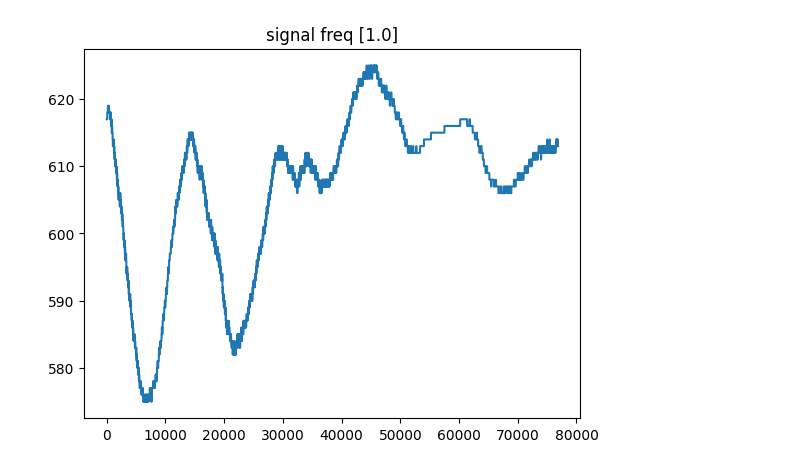
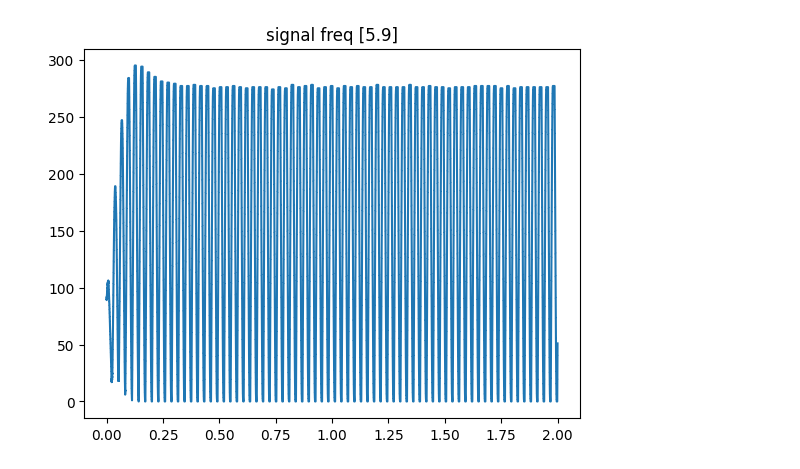
Before and after one commit to yakir4123/SNN-SCTN, a Jupyter notebook: notebooks/resonator_test_sine.ipynb, the cells around one changed output. Cells and saved outputs as stored; diff of their text form; code cells hidden in the pictures.

```diff
--- a/notebooks/resonator_test_sine.ipynb
+++ b/notebooks/resonator_test_sine.ipynb
@@ -66,13 +71,11 @@ custom_resonator_output_spikes(freq0='3.197', clk_freq=35330, step=1/35330)
 # %%
-def plot_resonator_on_freq(signal_freq, steps, clk_freq=3072000, resonator_freq='200', duration=2, show=True, weights=None):
-    # my_resonator = create_excitatory_resonator(freq0=100, clk_freq=1536000)
+def plot_resonator_on_freq(signal_freq, clk_freq, resonator_freq, duration=2, show=True, weights=None, neurons_log_spikes=None):
     my_resonator = create_excitatory_inhibitory_resonator(freq0=resonator_freq, clk_freq=clk_freq)
-    steps *= clk_freq
-    steps = int(steps)
+    steps = clk_freq
 
-    my_resonator.log_out_spikes(-1)
-    spikes_neuron = my_resonator.neurons[-1]
-    spikes_neuron.membrane_sample_max_window = np.zeros(1).astype('float32')
+    neurons_log_spikes = neurons_log_spikes or []
+    for i in neurons_log_spikes:
+        my_resonator.log_out_spikes(i)
 
     spectrum = duration * float(resonator_freq)
     if type(signal_freq) is not list:
@@ -87,27 +90,30 @@ def plot_resonator_on_freq(signal_freq, steps, clk_freq=3072000, resonator_freq=
         t = x * 2 * np.pi * f
         sine_wave += np.sin(t) * w
 
-    # sine_wave += 10
     sine_wave /= np.max(sine_wave)
-    sine_wave *=10
-
-
 
     my_resonator.input_full_data(np.zeros(steps * 5))
+    for i in neurons_log_spikes:
+        output_neuron = my_resonator.neurons[i]
+        output_neuron.forget_logs()
     my_resonator.input_full_data(sine_wave)
-    spikes_window_size = steps // 100
-    y_spikes = spikes_neuron.out_spikes[steps * 5:spikes_neuron.index]
-    y_spikes = np.convolve(y_spikes, np.ones(spikes_window_size, dtype=int), 'valid')
-    plt.title(f'signal freq {signal_freq}')
-    plt.plot(np.linspace(0, duration, len(y_spikes)), y_spikes, label=signal_freq)
-    plt.plot(np.linspace(0, duration, len(sine_wave)), sine_wave, label=f'sine {signal_freq[0]}')
+    spikes_window_size = steps // 10
+
+    for i in neurons_log_spikes:
+        output_neuron = my_resonator.neurons[i]
+        y_events = output_neuron.out_spikes()
+        y_spikes = np.zeros(y_events[-1] + 1)
+        y_spikes[y_events] = 1
+        y_spikes = np.convolve(y_spikes, np.ones(spikes_window_size, dtype=int), 'valid')
+        plt.title(f'signal freq {signal_freq}')
+        plt.plot(np.linspace(0, duration, len(y_spikes)), y_spikes, label=signal_freq)
 
     if show:
         plt.show()
 
-# plot_resonator_on_freq(2, steps=1, clk_freq=35330, resonator_freq='3.197')
+    return my_resonator
-# %%
-plot_resonator_on_freq(1.000, steps=5, clk_freq=15360, resonator_freq='1.000', weights=[1])
-# %% [output]
-[figure, removed]
+# %%
+plot_resonator_on_freq(5.9, clk_freq=76800, resonator_freq='5.900')
+# %% [output]
+[figure, added]
 # %%
```
Also changed, not shown: parts of 15 cells of this notebook, 6 other files.
